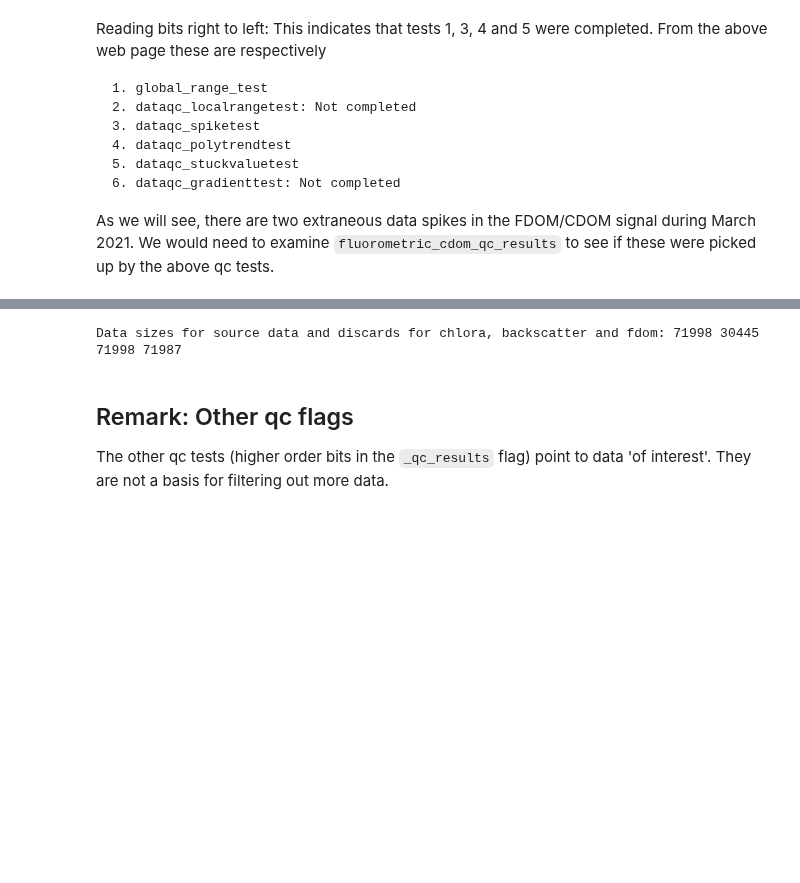
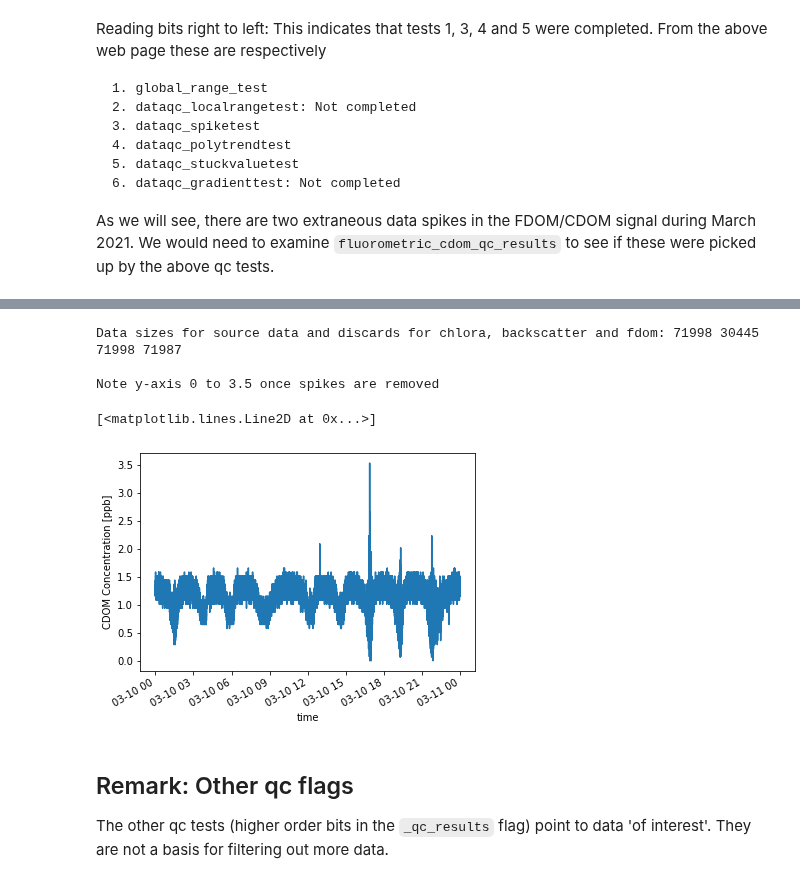
Before and after one commit to robfatland/ocean, a Jupyter notebook: DataQualityGuideNotebook.ipynb, the cells around one changed output, grey strips where cells are left out. Drawn from its saved outputs; the diff is of its cells as text; code cells hidden in the pictures; blank space fills up the shorter version.

```diff
--- a/DataQualityGuideNotebook.ipynb
+++ b/DataQualityGuideNotebook.ipynb
@@ -230,20 +281,28 @@ QA for Real Time OOI Data (QARTOD) are deferred at this time as the implementati
 # %%
 # Some example code is given (commented out) to indicate related operations.
 #
 # Code to show the first five qc results flags for FDOM/CDOM: 29, as seen above as well.
 # D1.fluorometric_cdom_qc_results[0:5]
 #
 # Example of removing spike values using a threshold of 100; uses the .where() method.
 # Dprime = D1.where(D1.fdom > 100., drop=True)
 
 # Produce data subsets for March 10 that discard data where global_range_test is False.
 #   '% 2' is modulo 2, a simple way of selecting odd flag values: The low or 1-bit is True
 DA = D1.where(D1.fluorometric_chlorophyll_a_qc_results % 2, drop=True)
 DB = D1.where(D1.optical_backscatter_qc_results % 2,        drop=True)
 DC = D1.where(D1.fluorometric_cdom_qc_results % 2,          drop=True)
 print('Data sizes for source data and discards for chlora, backscatter and fdom:', len(D1.time), len(DA.time), len(DB.time), len(DC.time))
+print()
+print('Note y-axis 0 to 3.5 once spikes are removed')
+print()
+DC.fdom.plot()
 # %% [output]
 Data sizes for source data and discards for chlora, backscatter and fdom: 71998 30445 71998 71987
+
+Note y-axis 0 to 3.5 once spikes are removed
+[<matplotlib.lines.Line2D at 0x...>]
+[figure, added]
 # %% [markdown]
 ## Remark: Other qc flags
 
```
Also changed, not shown: parts of 13 cells of this notebook.
